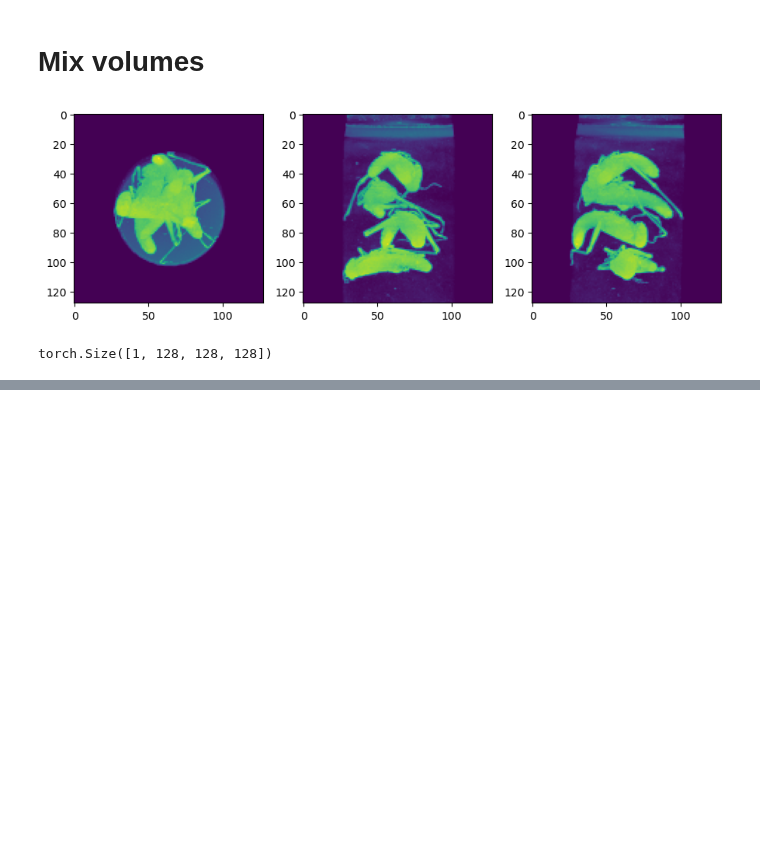
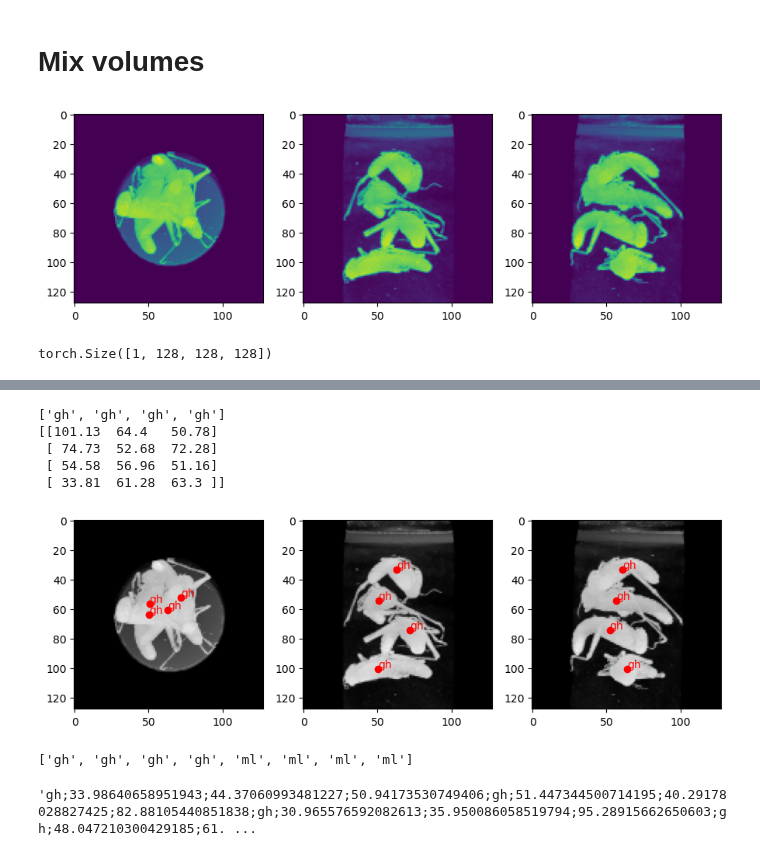
Before and after one commit to R0ner/cnn-context, a Jupyter notebook: notebooks/bn-13-seg-eval.ipynb, the cells around one changed output, grey strips where cells are left out. Cells and saved outputs as stored; diff of their text form; code cells hidden in the pictures; blank space fills up the shorter version.

Commit message:
Notebooks and data aug

```diff
--- a/notebooks/bn-13-seg-eval.ipynb
+++ b/notebooks/bn-13-seg-eval.ipynb
@@ -206,0 +226,3 @@ for box, center, label in zip(pred['boxes'], pred['centers'], pred['labels']):
+# %%
+validation = pd.read_csv("../data/BugNIST_DATA/validation/validation.csv", index_col=0)
+validation.head()
@@ -206,0 +237,40 @@ for box, center, label in zip(pred['boxes'], pred['centers'], pred['labels']):
+# %%
+fname = os.path.basename(mixset.volumes[idx])
+val_string = validation.loc[fname][0]
+true_labels = val_string.split(";")[::4]
+true_centers = np.array(
+    [
+        [float(x) for x in val_string.split(";")[1::4]],
+        [float(x) for x in val_string.split(";")[2::4]],
+        [float(x) for x in val_string.split(";")[3::4]],
+    ]
+).T
+
+true_centers = true_centers[:, [2, 1, 0]]
+true_centers += np.array([[0, 18, 18]])
+
+print(true_labels)
+print(true_centers)
+# %% [output]
+['gh', 'gh', 'gh', 'gh']
+[[101.13  64.4   50.78]
+ [ 74.73  52.68  72.28]
+ [ 54.58  56.96  51.16]
+ [ 33.81  61.28  63.3 ]]
+# %%
+fig, axs = plt.subplots(1, 3, figsize=(9, 3), tight_layout=True)
+for a in range(3):
+    ax = axs[a]
+
+    ax.imshow(volume[0].numpy().max(axis=a), cmap="gray")
+    for center, label in zip(true_centers, true_labels):
+        if a == 0:
+            center = (center[2] - 0.5, center[1] - 0.5)
+        elif a == 1:
+            center = (center[2] - 0.5, center[0] - 0.5)
+        else:
+            center = (center[1] - 0.5, center[0] - 0.5)
+        ax.plot(center[0], center[1], "ro")
+        ax.text(center[0], center[1] - 1, label, color="r")
+# %% [output]
+[figure, added]
@@ -206,0 +284,9 @@ for box, center, label in zip(pred['boxes'], pred['centers'], pred['labels']):
+# %%
+pred_text_labels = [class_names[l - 1].lower() for l in pred["labels"]]
+pred_text_labels
+# %% [output]
+['gh', 'gh', 'gh', 'gh', 'ml', 'ml', 'ml', 'ml']
+# %%
+pack_prediction(pred["centers"], pred_text_labels)
+# %% [output]
+'gh;33.98640658951943;44.37060993481227;50.94173530749406;gh;51.447344500714195;40.29178028827425;82.88105440851838;gh;30.965576592082613;35.950086058519794;95.28915662650603;gh;48.047210300429185;61. ...
```
Also changed, not shown: parts of 18 cells of this notebook, 3 other files.
